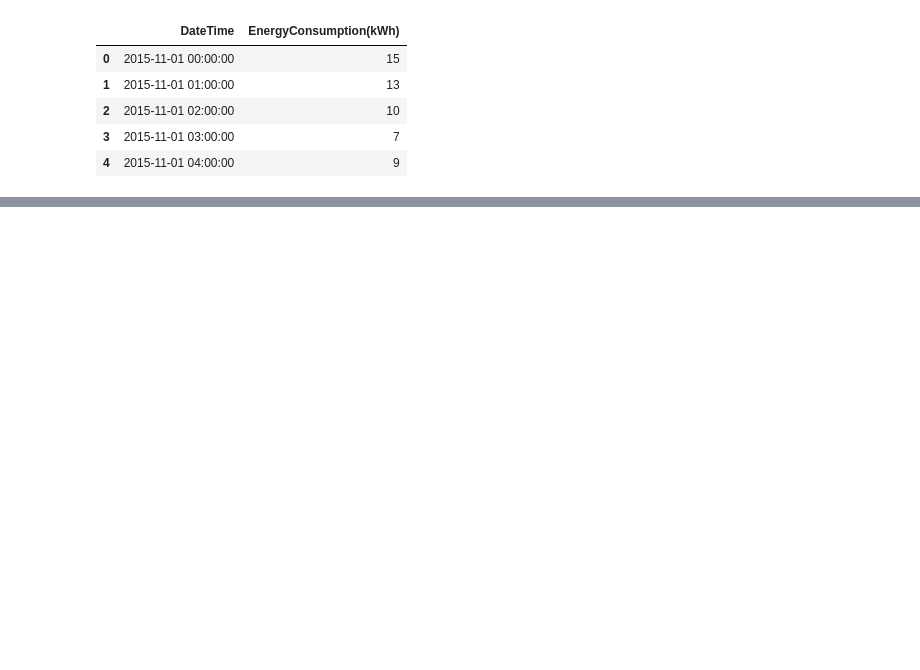
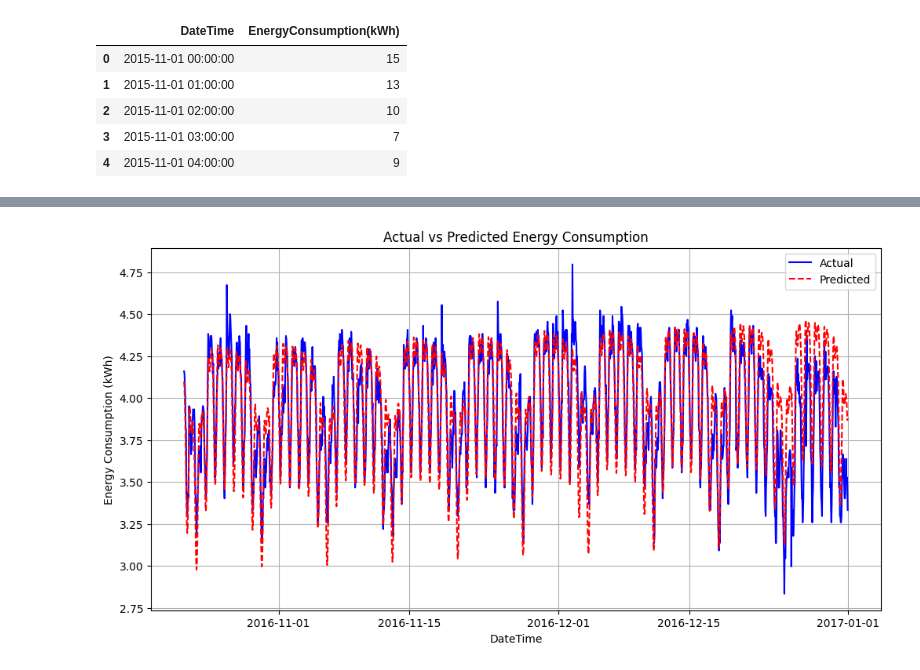
Before and after one commit to Adel2411/energy-consumption-prediction, a Jupyter notebook: prophet_model.ipynb, the cells around one changed output, grey strips where cells are left out. Saved outputs shown, nothing was run; the diff lists cells and outputs as text; code cells hidden in the pictures; blank space fills up the shorter version.

```diff
--- a/prophet_model.ipynb
+++ b/prophet_model.ipynb
@@ -29,12 +31,0 @@ train_data['month'] = train_data['DateTime'].dt.month
-# %%
-# Preprocess the data for Prophet
-# Rename columns to 'ds' for DateTime and 'y' for the target variable
-train_data.rename(columns={'DateTime': 'ds', 'EnergyConsumption(kWh)': 'y'}, inplace=True)
-
-# Split the data into training and validation sets based on time
-cutoff_date = '2016-12-01'  # Example cutoff date
-train = train_data[train_data['ds'] < cutoff_date]
-val = train_data[train_data['ds'] >= cutoff_date]
-
-print('Training set:', train.shape)
-print('Validation set:', val.shape)
@@ -137,0 +32,3 @@ Validation RMSE: 9.392496311752966
+# %%
+# Apply log transformation to stabilize variance
+train_data['y'] = np.log1p(train_data['y'])
@@ -137,0 +156,13 @@ Validation RMSE: 9.392496311752966
+# %%
+# 1. Actual vs Predicted Time Series Plot
+plt.figure(figsize=(12, 6))
+plt.plot(val['ds'], val['y'], label='Actual', color='blue')
+plt.plot(val['ds'], val_forecast['yhat'], label='Predicted', color='red', linestyle='--')
+plt.title('Actual vs Predicted Energy Consumption')
+plt.xlabel('DateTime')
+plt.ylabel('Energy Consumption (kWh)')
+plt.legend()
+plt.grid(True)
+plt.show()
+# %% [output]
+[figure, added]
```
Also changed, not shown: parts of 19 cells of this notebook, 2 other files.
